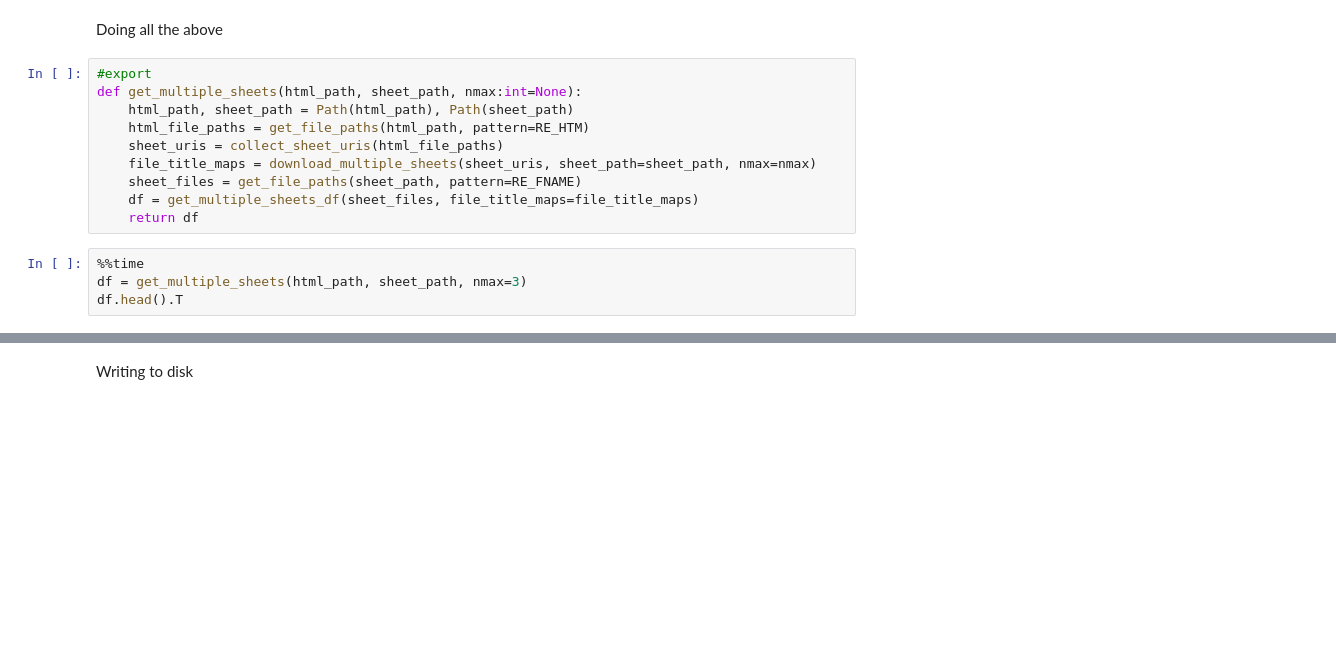
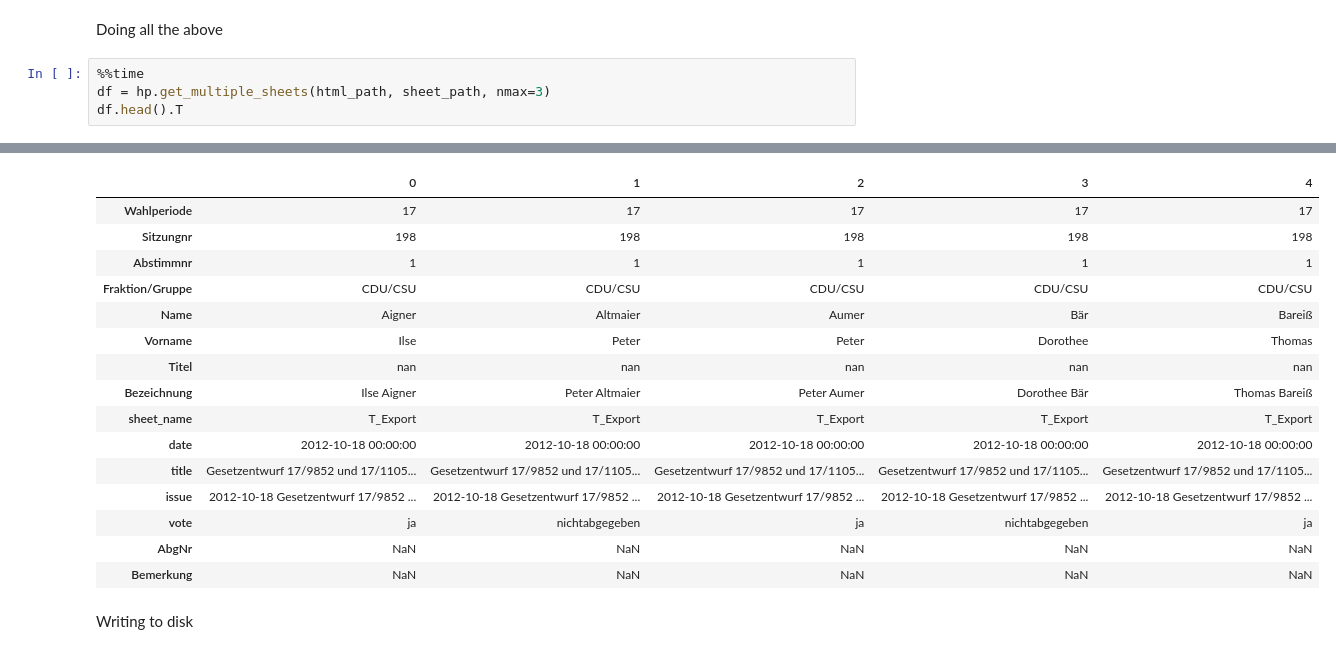
Before and after one commit to eschmidt42/bundestag, a Jupyter notebook: nbs/00_html_parsing.ipynb, the cells around one changed output, grey strips where cells are left out. Saved outputs shown, nothing was run; the diff lists cells and outputs as text; blank space fills up the shorter version.

```diff
--- a/nbs/00_html_parsing.ipynb
+++ b/nbs/00_html_parsing.ipynb
@@ -256,16 +167,7 @@ df.head().T
 # %% [markdown]
 Doing all the above
-# %%
-#export
-def get_multiple_sheets(html_path, sheet_path, nmax:int=None):
-    html_path, sheet_path = Path(html_path), Path(sheet_path)
-    html_file_paths = get_file_paths(html_path, pattern=RE_HTM)
-    sheet_uris = collect_sheet_uris(html_file_paths)
-    file_title_maps = download_multiple_sheets(sheet_uris, sheet_path=sheet_path, nmax=nmax)
-    sheet_files = get_file_paths(sheet_path, pattern=RE_FNAME)
-    df = get_multiple_sheets_df(sheet_files, file_title_maps=file_title_maps)
-    return df
 # %%
 %%time
-df = get_multiple_sheets(html_path, sheet_path, nmax=3)
+df = hp.get_multiple_sheets(html_path, sheet_path, nmax=3)
 df.head().T
+# %% [output]
@@ -272,3 +187,19 @@ df.head().T
+|  | 0 | 1 | 2 | 3 | 4 |
+| Wahlperiode | 17 | 17 | 17 | 17 | 17 |
+| Sitzungnr | 198 | 198 | 198 | 198 | 198 |
+| Abstimmnr | 1 | 1 | 1 | 1 | 1 |
+| Fraktion/Gruppe | CDU/CSU | CDU/CSU | CDU/CSU | CDU/CSU | CDU/CSU |
+| Name | Aigner | Altmaier | Aumer | Bär | Bareiß |
+| Vorname | Ilse | Peter | Peter | Dorothee | Thomas |
+| Titel | nan | nan | nan | nan | nan |
+| Bezeichnung | Ilse Aigner | Peter Altmaier | Peter Aumer | Dorothee Bär | Thomas Bareiß |
+| sheet_name | T_Export | T_Export | T_Export | T_Export | T_Export |
+| date | 2012-10-18 00:00:00 | 2012-10-18 00:00:00 | 2012-10-18 00:00:00 | 2012-10-18 00:00:00 | 2012-10-18 00:00:00 |
+| title | Gesetzentwurf 17/9852 und 17/1105... | Gesetzentwurf 17/9852 und 17/1105... | Gesetzentwurf 17/9852 und 17/1105... | Gesetzentwurf 17/9852 und 17/1105... | Gesetzentwurf 17/9852 und 17/1105... |
+| issue | 2012-10-18 Gesetzentwurf 17/9852 ... | 2012-10-18 Gesetzentwurf 17/9852 ... | 2012-10-18 Gesetzentwurf 17/9852 ... | 2012-10-18 Gesetzentwurf 17/9852 ... | 2012-10-18 Gesetzentwurf 17/9852 ... |
+| vote | ja | nichtabgegeben | ja | nichtabgegeben | ja |
+| AbgNr | NaN | NaN | NaN | NaN | NaN |
+| Bemerkung | NaN | NaN | NaN | NaN | NaN |
 # %% [markdown]
 Writing to disk
 # %%
```
Also changed, not shown: parts of 37 cells of this notebook, 1 other file.
